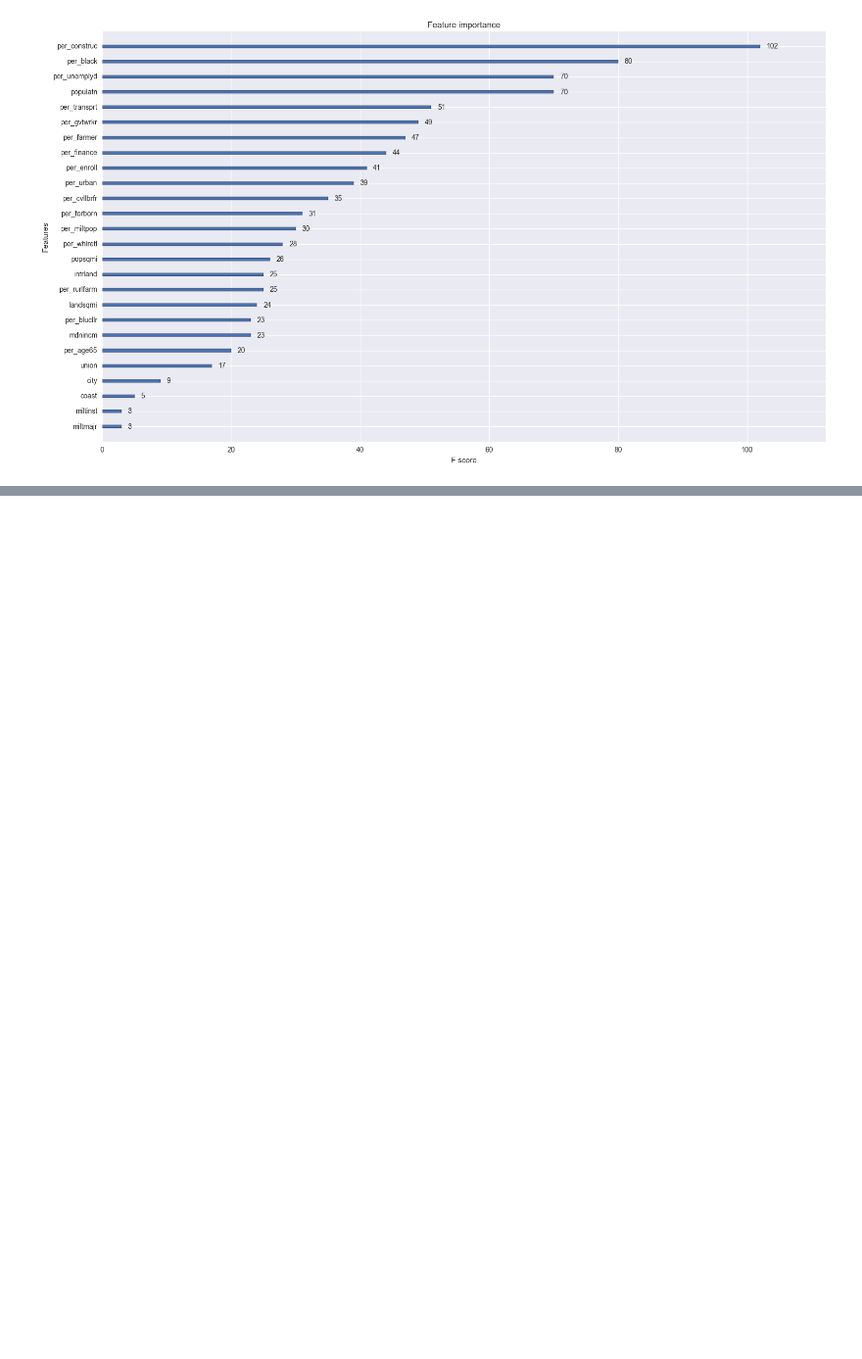
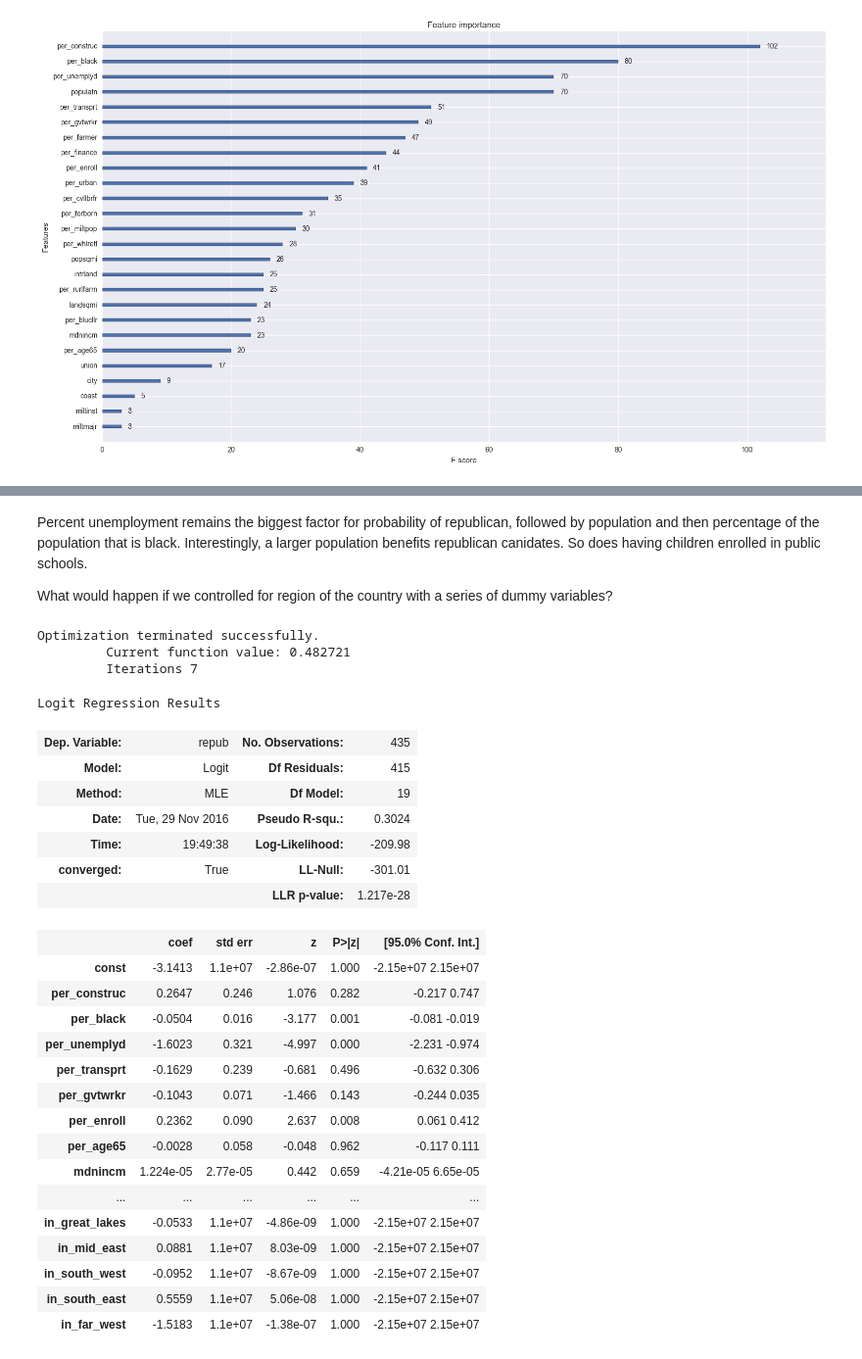
Before and after one commit to bfdykstra/data-science, a Jupyter notebook: Congressional Elections.ipynb, the cells around one changed output, grey strips where cells are left out. Shown: that part at 98% size. Saved outputs shown, nothing was run; the diff lists cells and outputs as text; code cells hidden in the pictures; blank space fills up the shorter version.

Commit message:
added region controls

```diff
--- a/Congressional Elections.ipynb
+++ b/Congressional Elections.ipynb
@@ -359,0 +363,56 @@ Logit Marginal Effects
+# %% [markdown]
+Percent unemployment remains the biggest factor for probability of republican, followed by population and then percentage of the population that is black. Interestingly, a larger population benefits republican canidates. So does having children enrolled in public schools.
+
+What would happen if we controlled for region of the country with a series of dummy variables?
+# %%
+
+# these are regions as defined by the bureau of economic analysis
+regions = {'new_england':['CT', 'ME', 'MA', 'NH', 'RI', 'VT'] ,
+           'mid_east': ['DE', 'DC', 'MD', 'NJ', 'NY', 'PA'],
+           'great_lakes': ['IL', 'IN', 'MI', 'OH', 'WI'],
+           'plains': ['IA', 'KS', 'MN', 'MO', 'NE', 'ND', 'SD'],
+           'south_east':['AL', 'AR', 'FL', 'GA', 'KY', 'LA', 'MS', 'NC', 'SC', 'TN', 'VA', 'WV'],
+           'south_west': ['AZ', 'NM', 'OK', 'TX'],
+           'rocky_mountain': ['CO', 'ID', 'MT', 'UT', 'WY'],
+           'far_west': ['CA', 'AK', 'HI', 'NV', 'OR', 'WA']}
+
+
+#assigns 1 to that column if state is in that region
+for key,val in regions.iteritems():
+    congress['in_' + key] = congress.state.apply(lambda state: 1 if state in regions[key] else 0)
+# %%
+controlled_region = ['per_construc', 'per_black', 'per_unemplyd', 'per_transprt', 'per_gvtwrkr', 'per_enroll',
+                     'per_age65', 'mdnincm','populatn',  'intrland', 'city', 'coast', 'in_rocky_mountain',
+                     'in_plains', 'in_new_england', 'in_great_lakes', 'in_mid_east', 'in_south_west', 'in_south_east',
+                     'in_far_west']
+
+controlled_model = Logit(congress.repub, sm.add_constant(congress[controlled_region])).fit()
+controlled_model.summary()
+# %% [output]
+Optimization terminated successfully.
+         Current function value: 0.482721
+         Iterations 7
+Logit Regression Results
+| Dep. Variable: | repub | No. Observations: | 435 |
+| Model: | Logit | Df Residuals: | 415 |
+| Method: | MLE | Df Model: | 19 |
+| Date: | Tue, 29 Nov 2016 | Pseudo R-squ.: | 0.3024 |
+| Time: | 19:49:38 | Log-Likelihood: | -209.98 |
+| converged: | True | LL-Null: | -301.01 |
+|  |  | LLR p-value: | 1.217e-28 |
+|  | coef | std err | z | P>|z| | [95.0% Conf. Int.] |
+| const | -3.1413 | 1.1e+07 | -2.86e-07 | 1.000 | -2.15e+07 2.15e+07 |
+| per_construc | 0.2647 | 0.246 | 1.076 | 0.282 | -0.217 0.747 |
+| per_black | -0.0504 | 0.016 | -3.177 | 0.001 | -0.081 -0.019 |
+| per_unemplyd | -1.6023 | 0.321 | -4.997 | 0.000 | -2.231 -0.974 |
+| per_transprt | -0.1629 | 0.239 | -0.681 | 0.496 | -0.632 0.306 |
+| per_gvtwrkr | -0.1043 | 0.071 | -1.466 | 0.143 | -0.244 0.035 |
+| per_enroll | 0.2362 | 0.090 | 2.637 | 0.008 | 0.061 0.412 |
+| per_age65 | -0.0028 | 0.058 | -0.048 | 0.962 | -0.117 0.111 |
+| mdnincm | 1.224e-05 | 2.77e-05 | 0.442 | 0.659 | -4.21e-05 6.65e-05 |
+| ... | ... | ... | ... | ... | ... |
+| in_great_lakes | -0.0533 | 1.1e+07 | -4.86e-09 | 1.000 | -2.15e+07 2.15e+07 |
+| in_mid_east | 0.0881 | 1.1e+07 | 8.03e-09 | 1.000 | -2.15e+07 2.15e+07 |
+| in_south_west | -0.0952 | 1.1e+07 | -8.67e-09 | 1.000 | -2.15e+07 2.15e+07 |
+| in_south_east | 0.5559 | 1.1e+07 | 5.06e-08 | 1.000 | -2.15e+07 2.15e+07 |
+| in_far_west | -1.5183 | 1.1e+07 | -1.38e-07 | 1.000 | -2.15e+07 2.15e+07 |
```
Also changed, not shown: parts of 17 cells of this notebook.
